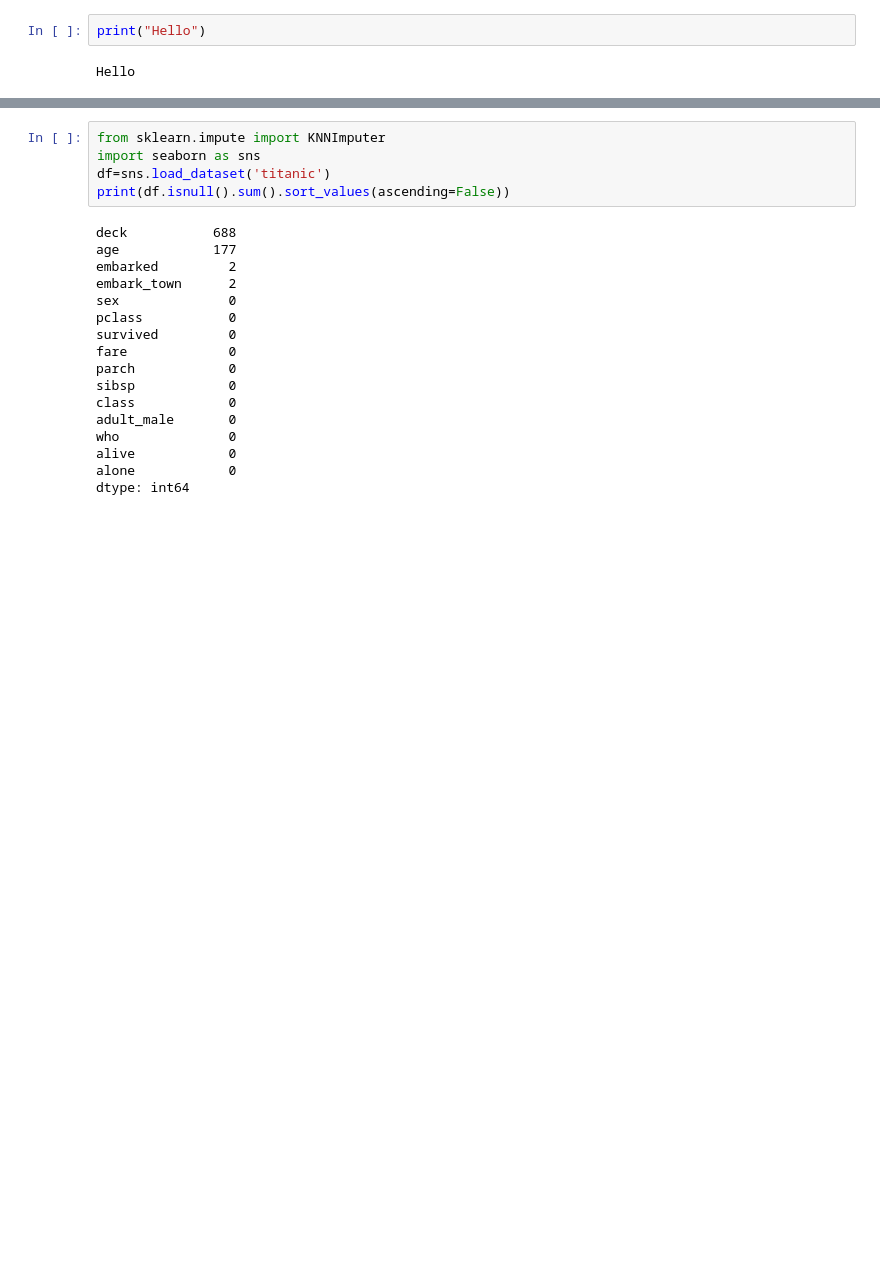
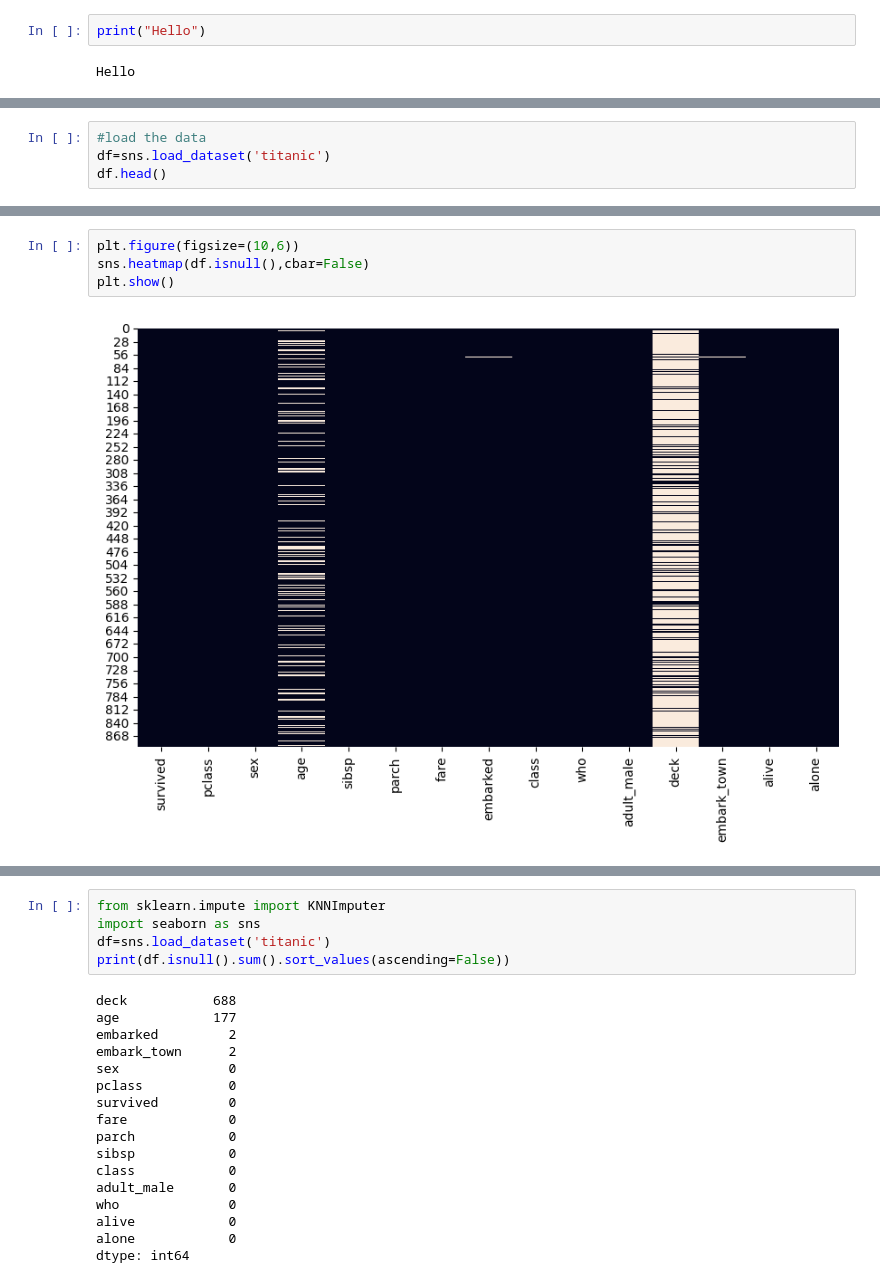
Before and after one commit to TayyabXtreme/Machine_Learning, a Jupyter notebook: ML_One_Short/missing_values.ipynb, the cells around one changed output, grey strips where cells are left out. Cells and saved outputs as stored; diff of their text form; blank space fills up the shorter version.

```diff
--- a/ML_One_Short/missing_values.ipynb
+++ b/ML_One_Short/missing_values.ipynb
@@ -4,0 +13,4 @@ Hello
+# %%
+#load the data
+df=sns.load_dataset('titanic')
+df.head()
@@ -4,0 +24,6 @@ Hello
+# %%
+plt.figure(figsize=(10,6))
+sns.heatmap(df.isnull(),cbar=False)
+plt.show()
+# %% [output]
+[figure, added]
```
Also changed, not shown: parts of 29 cells of this notebook.
